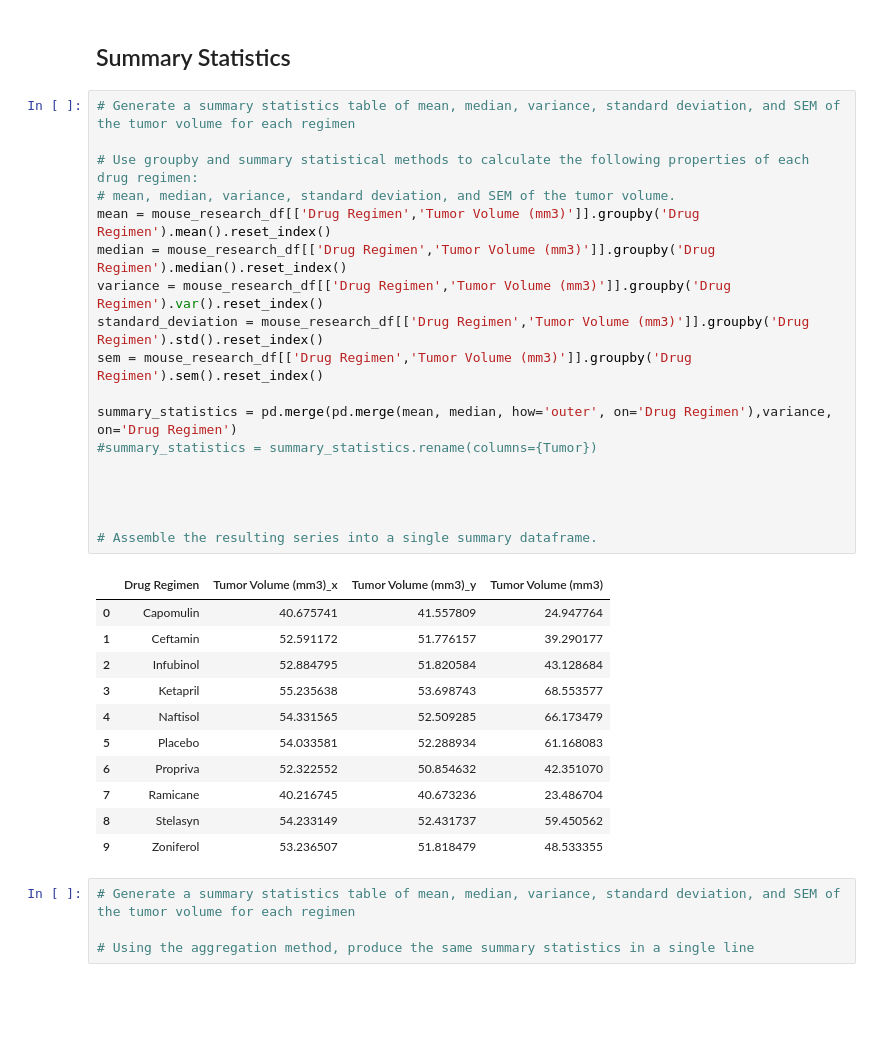
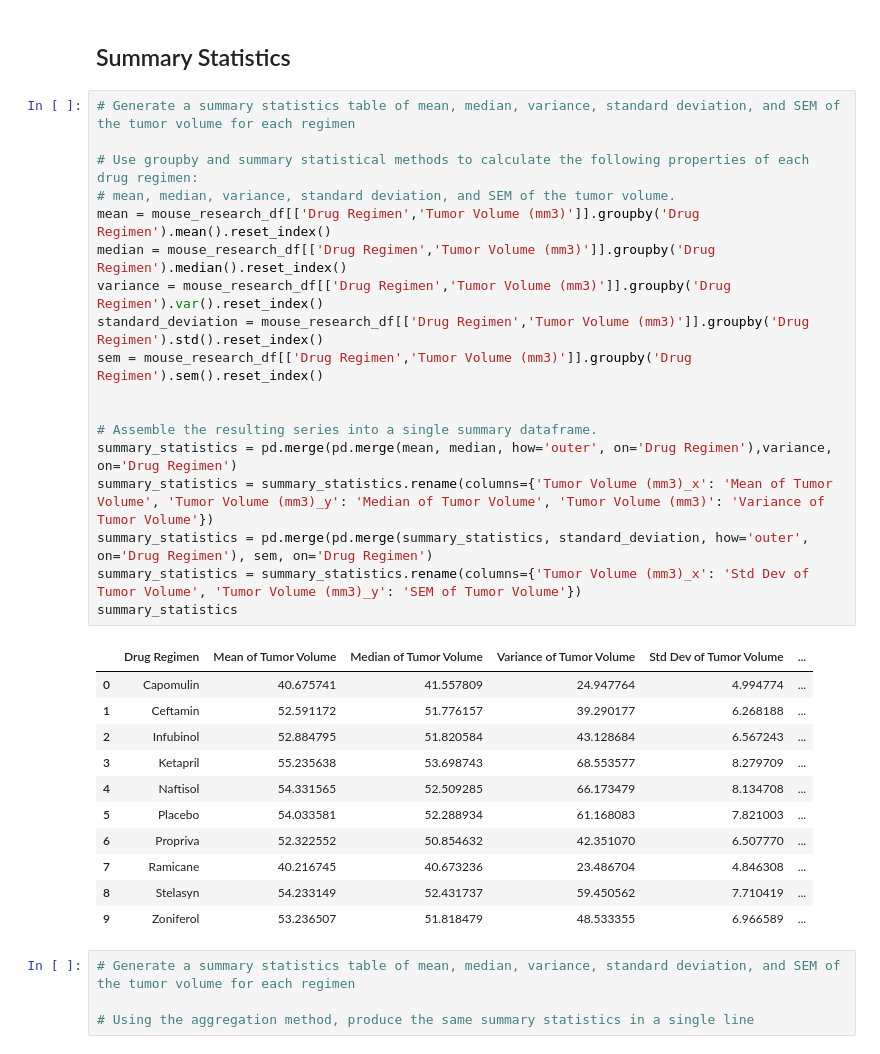
Before and after one commit to knorman123/matplotlib-challenge, a Jupyter notebook: Pymaceuticals/pymaceuticals_starter.ipynb, the cells around one changed output. Drawn from its saved outputs; the diff is of its cells as text; blank space fills up the shorter version.

Commit message:
merged data into single summary table

```diff
--- a/Pymaceuticals/pymaceuticals_starter.ipynb
+++ b/Pymaceuticals/pymaceuticals_starter.ipynb
@@ -99,33 +99,33 @@ print(len(mouse_research_df['Mouse ID']))
 # %%
 # Generate a summary statistics table of mean, median, variance, standard deviation, and SEM of the tumor volume for each regimen
 
 # Use groupby and summary statistical methods to calculate the following properties of each drug regimen:
 # mean, median, variance, standard deviation, and SEM of the tumor volume.
 mean = mouse_research_df[['Drug Regimen','Tumor Volume (mm3)']].groupby('Drug Regimen').mean().reset_index()
 median = mouse_research_df[['Drug Regimen','Tumor Volume (mm3)']].groupby('Drug Regimen').median().reset_index()
 variance = mouse_research_df[['Drug Regimen','Tumor Volume (mm3)']].groupby('Drug Regimen').var().reset_index()
 standard_deviation = mouse_research_df[['Drug Regimen','Tumor Volume (mm3)']].groupby('Drug Regimen').std().reset_index()
 sem = mouse_research_df[['Drug Regimen','Tumor Volume (mm3)']].groupby('Drug Regimen').sem().reset_index()
 
-summary_statistics = pd.merge(pd.merge(mean, median, how='outer', on='Drug Regimen'),variance, on='Drug Regimen')
-#summary_statistics = summary_statistics.rename(columns={Tumor})
-
-
-
 
 # Assemble the resulting series into a single summary dataframe.
+summary_statistics = pd.merge(pd.merge(mean, median, how='outer', on='Drug Regimen'),variance, on='Drug Regimen')
+summary_statistics = summary_statistics.rename(columns={'Tumor Volume (mm3)_x': 'Mean of Tumor Volume', 'Tumor Volume (mm3)_y': 'Median of Tumor Volume', 'Tumor Volume (mm3)': 'Variance of Tumor Volume'})
+summary_statistics = pd.merge(pd.merge(summary_statistics, standard_deviation, how='outer', on='Drug Regimen'), sem, on='Drug Regimen')
+summary_statistics = summary_statistics.rename(columns={'Tumor Volume (mm3)_x': 'Std Dev of Tumor Volume', 'Tumor Volume (mm3)_y': 'SEM of Tumor Volume'})
+summary_statistics
 # %% [output]
-|  | Drug Regimen | Tumor Volume (mm3)_x | Tumor Volume (mm3)_y | Tumor Volume (mm3) |
-| 0 | Capomulin | 40.675741 | 41.557809 | 24.947764 |
-| 1 | Ceftamin | 52.591172 | 51.776157 | 39.290177 |
-| 2 | Infubinol | 52.884795 | 51.820584 | 43.128684 |
-| 3 | Ketapril | 55.235638 | 53.698743 | 68.553577 |
-| 4 | Naftisol | 54.331565 | 52.509285 | 66.173479 |
-| 5 | Placebo | 54.033581 | 52.288934 | 61.168083 |
-| 6 | Propriva | 52.322552 | 50.854632 | 42.351070 |
-| 7 | Ramicane | 40.216745 | 40.673236 | 23.486704 |
-| 8 | Stelasyn | 54.233149 | 52.431737 | 59.450562 |
-| 9 | Zoniferol | 53.236507 | 51.818479 | 48.533355 |
+|  | Drug Regimen | Mean of Tumor Volume | Median of Tumor Volume | Variance of Tumor Volume | Std Dev of Tumor Volume | ... |
+| 0 | Capomulin | 40.675741 | 41.557809 | 24.947764 | 4.994774 | ... |
+| 1 | Ceftamin | 52.591172 | 51.776157 | 39.290177 | 6.268188 | ... |
+| 2 | Infubinol | 52.884795 | 51.820584 | 43.128684 | 6.567243 | ... |
+| 3 | Ketapril | 55.235638 | 53.698743 | 68.553577 | 8.279709 | ... |
+| 4 | Naftisol | 54.331565 | 52.509285 | 66.173479 | 8.134708 | ... |
+| 5 | Placebo | 54.033581 | 52.288934 | 61.168083 | 7.821003 | ... |
+| 6 | Propriva | 52.322552 | 50.854632 | 42.351070 | 6.507770 | ... |
+| 7 | Ramicane | 40.216745 | 40.673236 | 23.486704 | 4.846308 | ... |
+| 8 | Stelasyn | 54.233149 | 52.431737 | 59.450562 | 7.710419 | ... |
+| 9 | Zoniferol | 53.236507 | 51.818479 | 48.533355 | 6.966589 | ... |
 # %%
 # Generate a summary statistics table of mean, median, variance, standard deviation, and SEM of the tumor volume for each regimen
 
```
